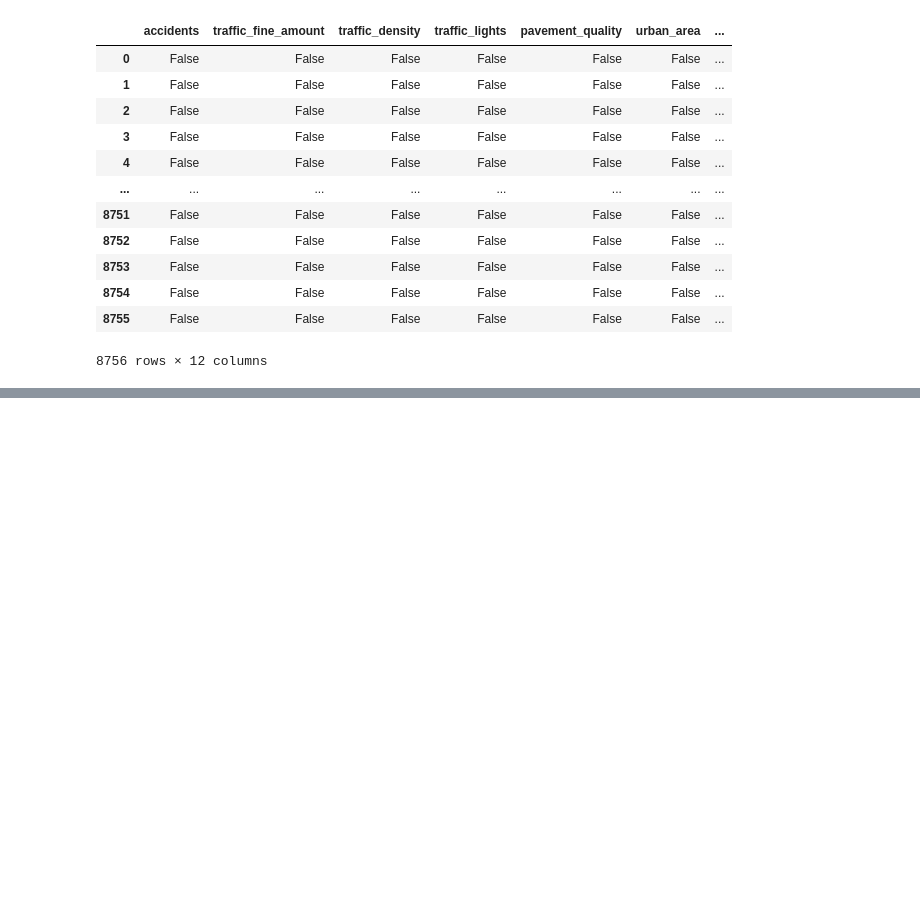
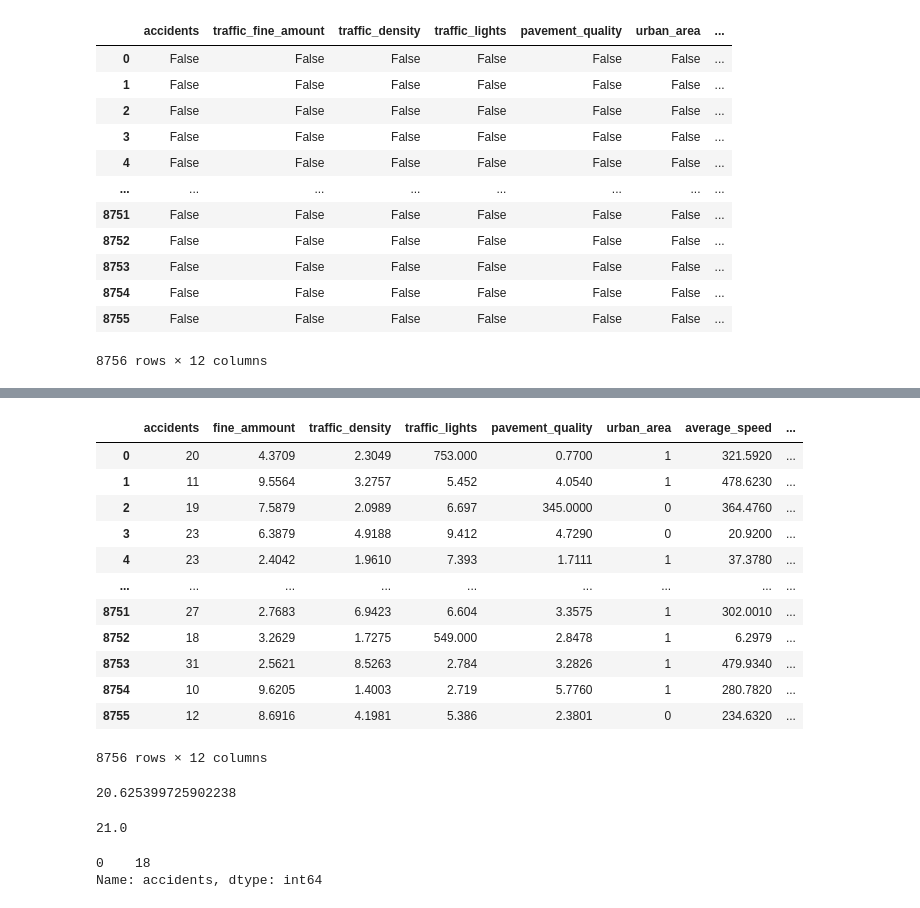
Before and after one commit to BarlaAkshithareddy/practice_plots_corepython, a Jupyter notebook: 24-01-25_practice_set1.ipynb, the cells around one changed output, grey strips where cells are left out. Drawn from its saved outputs; the diff is of its cells as text; code cells hidden in the pictures; blank space fills up the shorter version.

```diff
--- a/24-01-25_practice_set1.ipynb
+++ b/24-01-25_practice_set1.ipynb
@@ -81,0 +142,30 @@ hd.isnull()
+# %%
+hd.rename(columns={'traffic_fine_amount':'fine_ammount'})
+# %% [output]
+|  | accidents | fine_ammount | traffic_density | traffic_lights | pavement_quality | urban_area | average_speed | ... |
+| 0 | 20 | 4.3709 | 2.3049 | 753.000 | 0.7700 | 1 | 321.5920 | ... |
+| 1 | 11 | 9.5564 | 3.2757 | 5.452 | 4.0540 | 1 | 478.6230 | ... |
+| 2 | 19 | 7.5879 | 2.0989 | 6.697 | 345.0000 | 0 | 364.4760 | ... |
+| 3 | 23 | 6.3879 | 4.9188 | 9.412 | 4.7290 | 0 | 20.9200 | ... |
+| 4 | 23 | 2.4042 | 1.9610 | 7.393 | 1.7111 | 1 | 37.3780 | ... |
+| ... | ... | ... | ... | ... | ... | ... | ... | ... |
+| 8751 | 27 | 2.7683 | 6.9423 | 6.604 | 3.3575 | 1 | 302.0010 | ... |
+| 8752 | 18 | 3.2629 | 1.7275 | 549.000 | 2.8478 | 1 | 6.2979 | ... |
+| 8753 | 31 | 2.5621 | 8.5263 | 2.784 | 3.2826 | 1 | 479.9340 | ... |
+| 8754 | 10 | 9.6205 | 1.4003 | 2.719 | 5.7760 | 1 | 280.7820 | ... |
+| 8755 | 12 | 8.6916 | 4.1981 | 5.386 | 2.3801 | 0 | 234.6320 | ... |
+8756 rows × 12 columns
+# %%
+#statistics of the data
+hd["accidents"].mean()
+# %% [output]
+20.625399725902238
+# %%
+hd["accidents"].median()
+# %% [output]
+21.0
+# %%
+hd["accidents"].mode()
+# %% [output]
+0    18
+Name: accidents, dtype: int64
```
Also changed, not shown: parts of 14 cells of this notebook.
